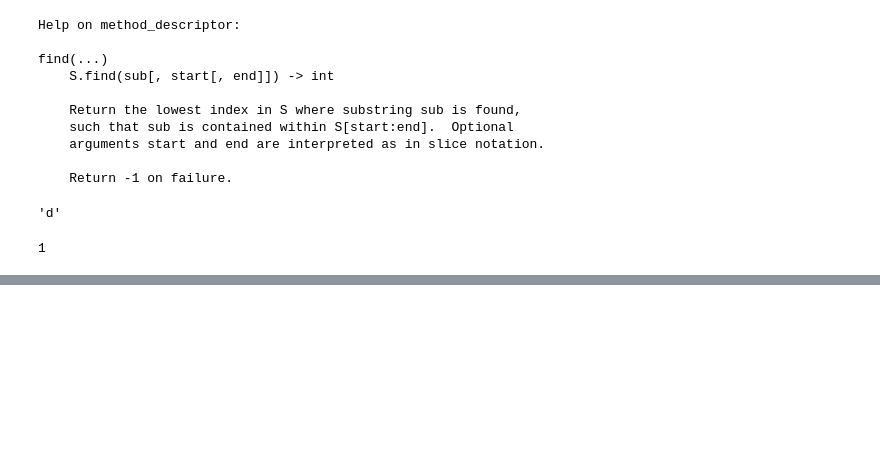
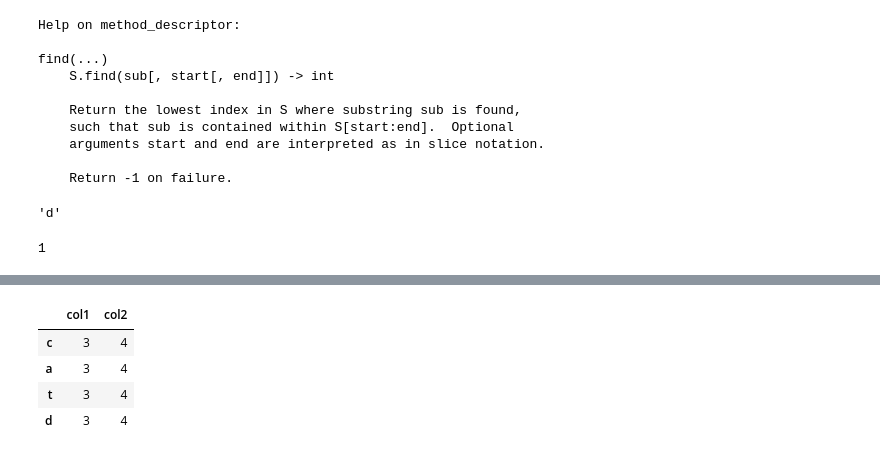
Before and after one commit to ll677/rdrobust_search2, a Jupyter notebook: scratch.ipynb, the cells around one changed output, grey strips where cells are left out. Cells and saved outputs as stored; diff of their text form; code cells hidden in the pictures; blank space fills up the shorter version.

```diff
--- a/scratch.ipynb
+++ b/scratch.ipynb
@@ -102,0 +136,10 @@ min(1,2)
+# %%
+i2=pd.core.indexes.base.Index(['c','a','t','d'])
+d2=pd.DataFrame({'col1':3,'col2':4},index=i2)
+d2.head()
+# %% [output]
+|  | col1 | col2 |
+| c | 3 | 4 |
+| a | 3 | 4 |
+| t | 3 | 4 |
+| d | 3 | 4 |
```
Also changed, not shown: parts of 15 cells of this notebook, 4 other files.
